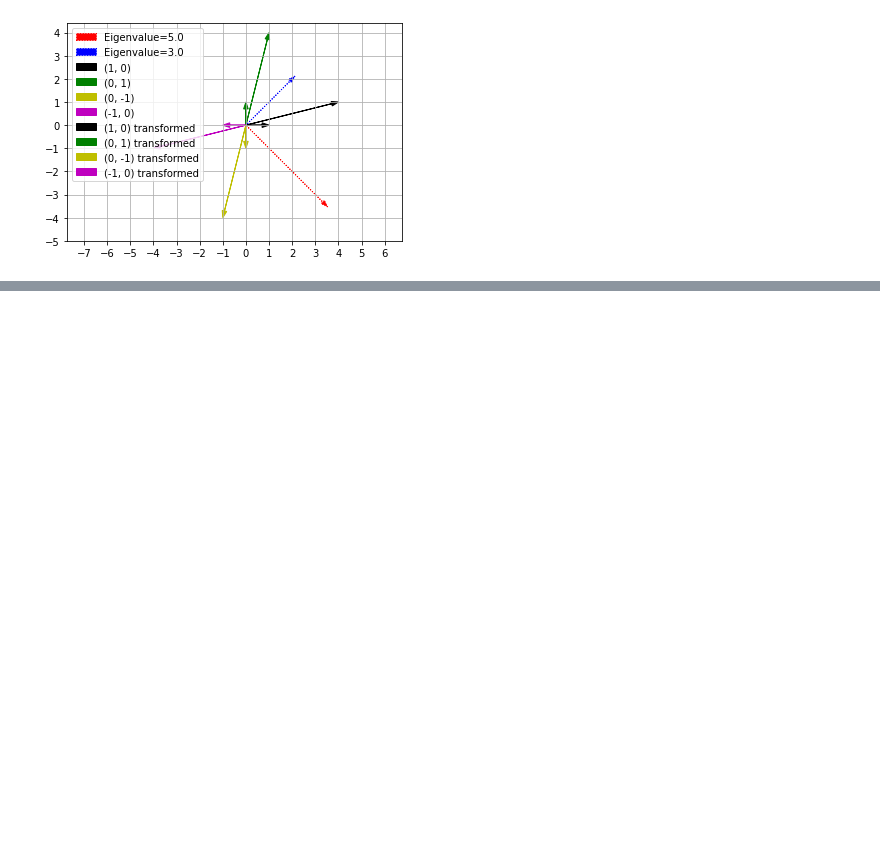
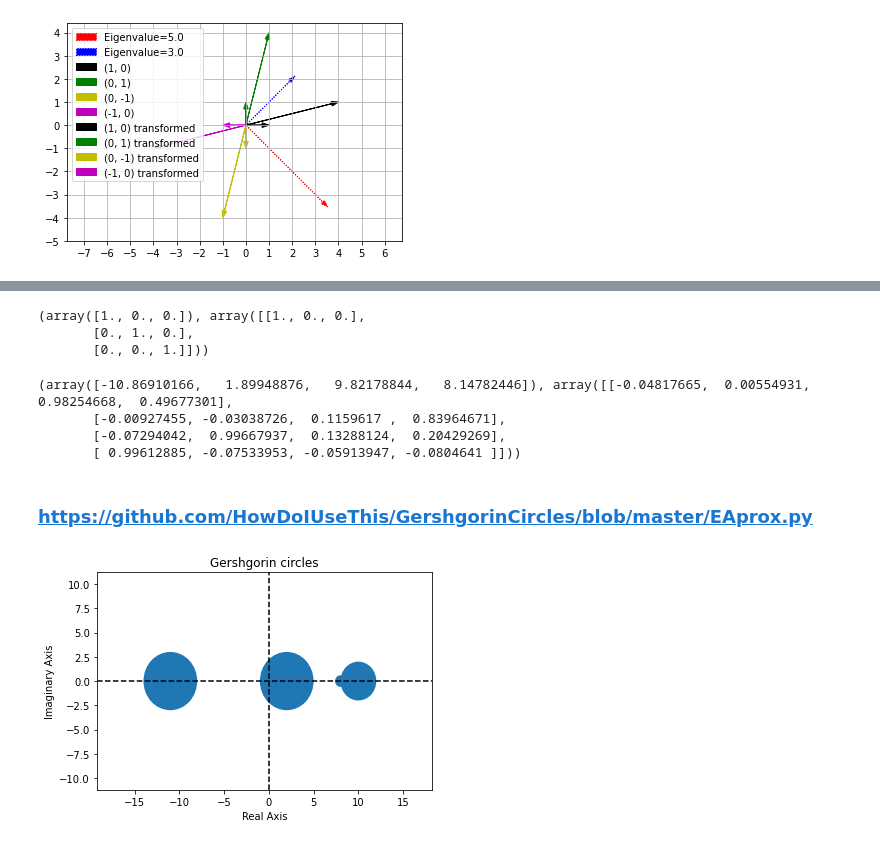
Before and after one commit to aaddccaaa/Matrix_Lecture, a Jupyter notebook: Ch2-Eigenvalues and Eigenvectors/class_examples.ipynb, the cells around one changed output, grey strips where cells are left out. Drawn from its saved outputs; the diff is of its cells as text; code cells hidden in the pictures; blank space fills up the shorter version.

Commit message:
GerschgorinCircles

```diff
--- a/Ch2-Eigenvalues and Eigenvectors/class_examples.ipynb
+++ b/Ch2-Eigenvalues and Eigenvectors/class_examples.ipynb
@@ -54,0 +52,77 @@ plt.savefig('Fig_01.png', dpi=300)
+# %%
+import numpy as np
+A = np.array([[1,0,0],[0,0,0],[0,0,0]])
+A_eigens = np.linalg.eig(A)
+print(A_eigens)
+# %% [output]
+(array([1., 0., 0.]), array([[1., 0., 0.],
+       [0., 1., 0.],
+       [0., 0., 1.]]))
+# %%
+import numpy as np
+A = np.array([[10,-1,0,1],[0.2,8,0.2,0.2],[1,1,2,1],[-1,-1,-1,-11]])
+A_eigens = np.linalg.eig(A)
+print(A_eigens)
+# %% [output]
+(array([-10.86910166,   1.89948876,   9.82178844,   8.14782446]), array([[-0.04817665,  0.00554931,  0.98254668,  0.49677301],
+       [-0.00927455, -0.03038726,  0.1159617 ,  0.83964671],
+       [-0.07294042,  0.99667937,  0.13288124,  0.20429269],
+       [ 0.99612885, -0.07533953, -0.05913947, -0.0804641 ]]))
+# %% [markdown]
+### https://github.com/HowDoIUseThis/GershgorinCircles/blob/master/EAprox.py
+# %%
+import numpy as np
+from math import fabs
+import matplotlib.pyplot as plt
+from numpy import linalg as LA
+
+def GregsCircles(matrix):
+    if isSquare(matrix) != True:
+        print('Your input matrix is not square!')
+        return []
+    circles = []
+    for x in range(0,len(matrix)):
+        radius = 0
+        piv = matrix[x][x]
+        for y in range(0,len(matrix)):
+            if x != y:
+                radius += fabs(matrix[x][y])
+        circles.append([piv,radius])
+    return circles
+
+def plotCircles(circles):
+    index, radi = zip(*circles)
+    Xupper = max(index) + np.std(index)
+    Xlower = min(index) - np.std(index)
+    Ylimit = max(radi) + np.std(index)
+    fig, ax = plt.subplots()
+    ax = plt.gca()
+    ax.cla()
+    ax.set_xlim((Xlower,Xupper))
+    ax.set_ylim((-Ylimit,Ylimit))
+    plt.xlabel('Real Axis')
+    plt.ylabel('Imaginary Axis')
+    plt.title('Gershgorin circles')
+    for x in range(0,len(circles)):
+        circ = plt.Circle((index[x],0), radius = radi[x])
+        ax.add_artist(circ)
+    ax.plot([Xlower,Xupper],[0,0],'k--')
+    ax.plot([0,0],[-Ylimit,Ylimit],'k--')
+    fig.savefig('plotcircles.png')
+
+def isSquare(m):
+    cols = len(m)
+    for row in m:
+        if len(row) != cols:
+            return False
+    return True
+
+def main():
+    test = np.array([[10,-1,0,1],[0.2,8,0.2,0.2],[1,1,2,1],[-1,-1,-1,-11]])
+    temp = GregsCircles(test)
+    plotCircles(temp)
+
+if __name__ == '__main__':
+    main()
+# %% [output]
+[figure, added]
```
Also changed, not shown: parts of 3 cells of this notebook, 3 other files.
